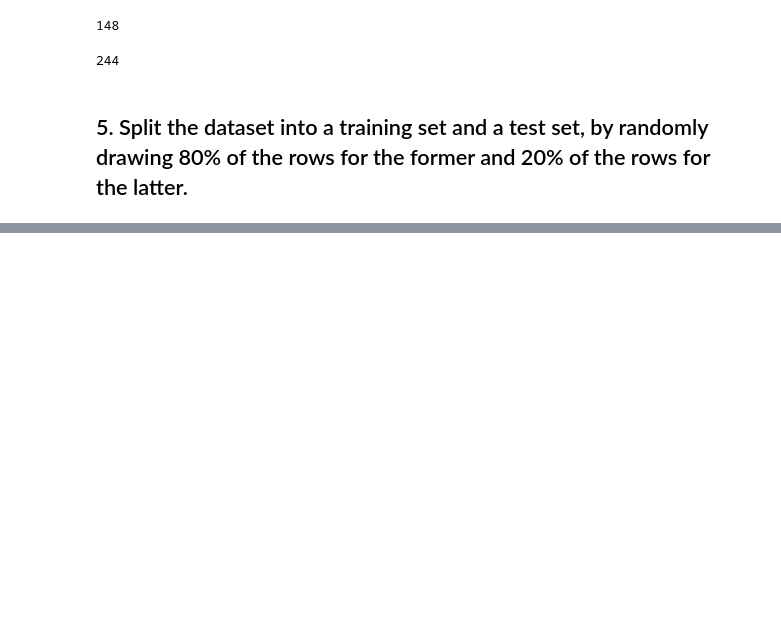
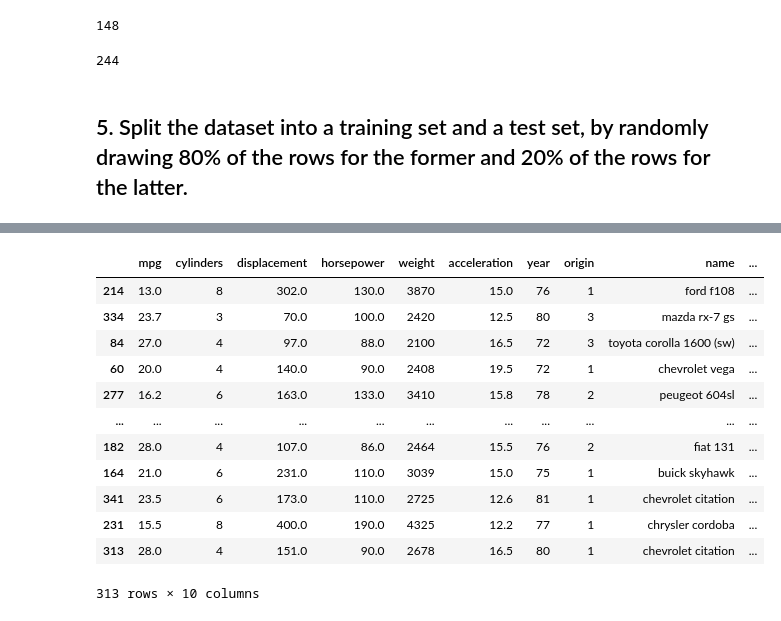
Before and after one commit to qiqin4/PSY9511, a Jupyter notebook: Assignment2.ipynb, the cells around one changed output, grey strips where cells are left out. Cells and saved outputs as stored; diff of their text form; code cells hidden in the pictures; blank space fills up the shorter version.

```diff
--- a/Assignment2.ipynb
+++ b/Assignment2.ipynb
@@ -110,0 +188,16 @@ len(Auto[Auto['muscle'] == 0])
+# %%
+training_set
+# %% [output]
+|  | mpg | cylinders | displacement | horsepower | weight | acceleration | year | origin | name | ... |
+| 214 | 13.0 | 8 | 302.0 | 130.0 | 3870 | 15.0 | 76 | 1 | ford f108 | ... |
+| 334 | 23.7 | 3 | 70.0 | 100.0 | 2420 | 12.5 | 80 | 3 | mazda rx-7 gs | ... |
+| 84 | 27.0 | 4 | 97.0 | 88.0 | 2100 | 16.5 | 72 | 3 | toyota corolla 1600 (sw) | ... |
+| 60 | 20.0 | 4 | 140.0 | 90.0 | 2408 | 19.5 | 72 | 1 | chevrolet vega | ... |
+| 277 | 16.2 | 6 | 163.0 | 133.0 | 3410 | 15.8 | 78 | 2 | peugeot 604sl | ... |
+| ... | ... | ... | ... | ... | ... | ... | ... | ... | ... | ... |
+| 182 | 28.0 | 4 | 107.0 | 86.0 | 2464 | 15.5 | 76 | 2 | fiat 131 | ... |
+| 164 | 21.0 | 6 | 231.0 | 110.0 | 3039 | 15.0 | 75 | 1 | buick skyhawk | ... |
+| 341 | 23.5 | 6 | 173.0 | 110.0 | 2725 | 12.6 | 81 | 1 | chevrolet citation | ... |
+| 231 | 15.5 | 8 | 400.0 | 190.0 | 4325 | 12.2 | 77 | 1 | chrysler cordoba | ... |
+| 313 | 28.0 | 4 | 151.0 | 90.0 | 2678 | 16.5 | 80 | 1 | chevrolet citation | ... |
+313 rows × 10 columns
```
Also changed, not shown: parts of 48 cells of this notebook, 3 other files.
